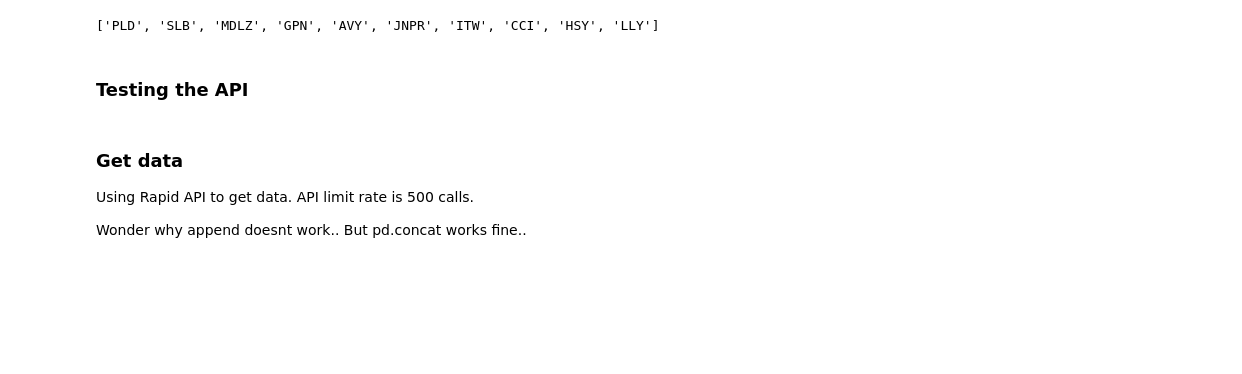
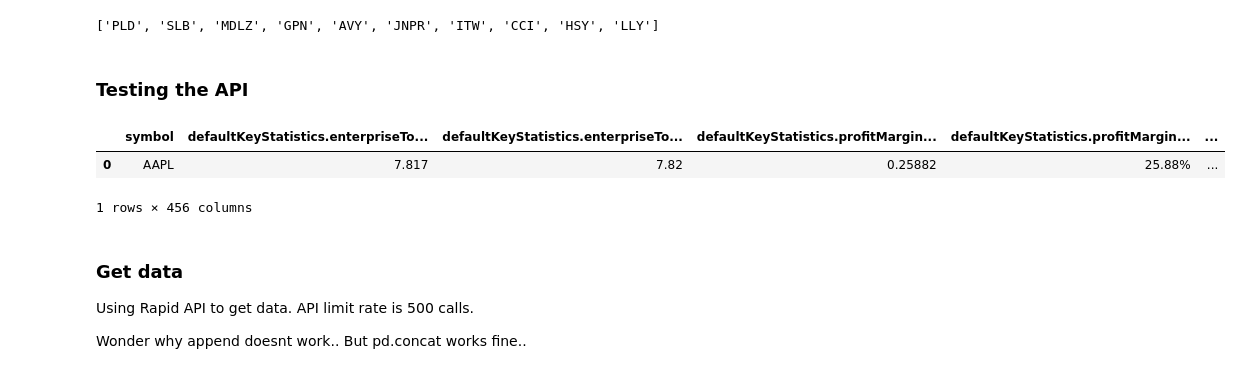
Before and after one commit to cjj1120/ESG_responsible_investment, a Jupyter notebook: work/notebook/ETL/snp500_financial_marketcap_rapidAPI.ipynb, the cells around one changed output. Saved outputs shown, nothing was run; the diff lists cells and outputs as text; code cells hidden in the pictures; blank space fills up the shorter version.

```diff
--- a/work/notebook/ETL/snp500_financial_marketcap_rapidAPI.ipynb
+++ b/work/notebook/ETL/snp500_financial_marketcap_rapidAPI.ipynb
@@ -32,7 +35,7 @@ def financial_data_scrapper_test(one_ticker):
     url = "https://yh-finance.p.rapidapi.com/stock/v2/get-summary"
     headers = {
         'x-rapidapi-host': "yh-finance.p.rapidapi.com",
-        'x-rapidapi-key': "0d6b57ef54msh4015eb34a7c83a7p14538ejsn2cf132bdfe8b"
+        'x-rapidapi-key': api_key
         }
     scraped_df = pd.DataFrame()
 
@@ -43,6 +46,12 @@ def financial_data_scrapper_test(one_ticker):
     return scraped_df
 # %%
 df2 = financial_data_scrapper_test("AAPL")
+# %%
+df2
+# %% [output]
+|  | symbol | defaultKeyStatistics.enterpriseTo... | defaultKeyStatistics.enterpriseTo... | defaultKeyStatistics.profitMargin... | defaultKeyStatistics.profitMargin... | ... |
+| 0 | AAPL | 7.817 | 7.82 | 0.25882 | 25.88% | ... |
+1 rows × 456 columns
 # %% [markdown]
 ### Get data
 Using Rapid API to get data. API limit rate is 500 calls.
```
Also changed, not shown: parts of 11 cells of this notebook, 3 other files.
